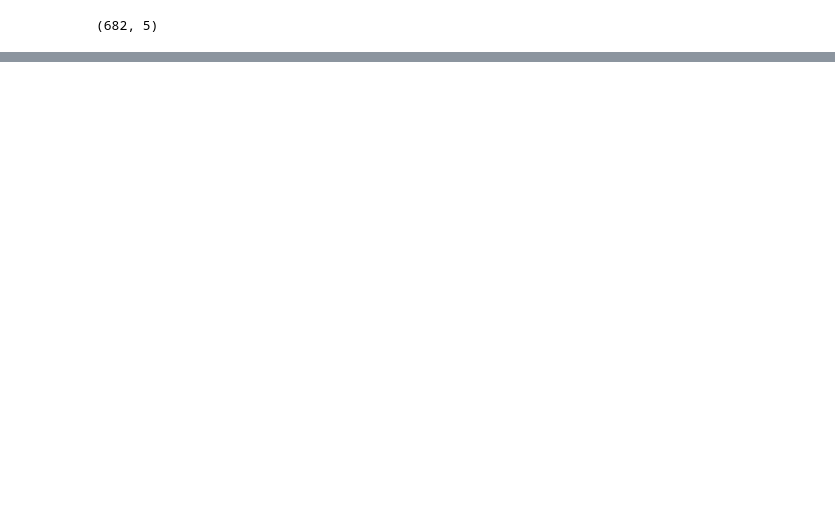
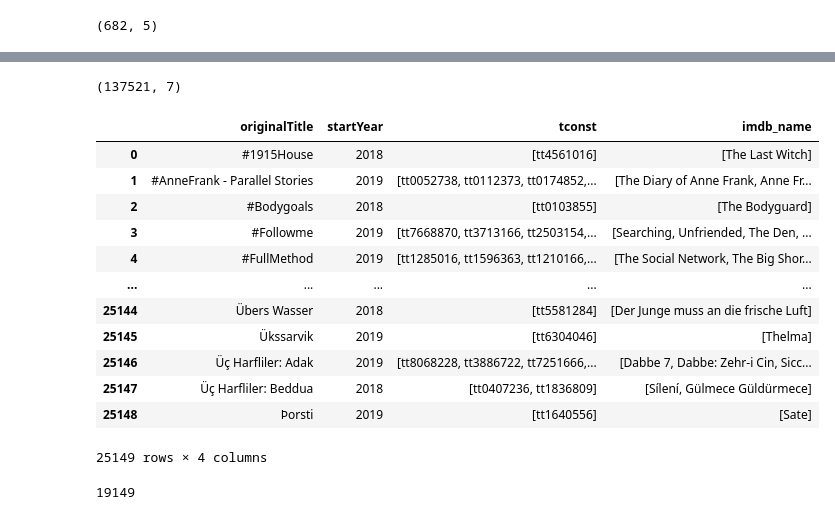
Before and after one commit to smendes2901/movie_chat_bot, a Jupyter notebook: palm2.ipynb, the cells around one changed output, grey strips where cells are left out. Drawn from its saved outputs; the diff is of its cells as text; code cells hidden in the pictures; blank space fills up the shorter version.

```diff
--- a/palm2.ipynb
+++ b/palm2.ipynb
@@ -515,0 +715,2 @@ df[["tconst", "originalTitle", "data", "question", "answer"]].to_feather("datase
+# %%
+prompt_recom_subset = pd.read_csv("./datasets/movie_datasets/imdb/prompt_recom_subset.csv")
@@ -515,0 +730,23 @@ df[["tconst", "originalTitle", "data", "question", "answer"]].to_feather("datase
+# %%
+prompt_recom_subset.dropna(axis=0, inplace=True)
+prompt_recom_subset.shape
+# %% [output]
+(137521, 7)
+# %%
+prompt_recom_subset = prompt_recom_subset.groupby(["originalTitle", "startYear"], as_index=False).agg({"tconst": list, "imdb_name": list})
+# %%
+prompt_recom_subset
+# %% [output]
+|  | originalTitle | startYear | tconst | imdb_name |
+| 0 | #1915House | 2018 | [tt4561016] | [The Last Witch] |
+| 1 | #AnneFrank - Parallel Stories | 2019 | [tt0052738, tt0112373, tt0174852,... | [The Diary of Anne Frank, Anne Fr... |
+| 2 | #Bodygoals | 2018 | [tt0103855] | [The Bodyguard] |
+| 3 | #Followme | 2019 | [tt7668870, tt3713166, tt2503154,... | [Searching, Unfriended, The Den, ... |
+| 4 | #FullMethod | 2019 | [tt1285016, tt1596363, tt1210166,... | [The Social Network, The Big Shor... |
+| ... | ... | ... | ... | ... |
+| 25144 | Übers Wasser | 2018 | [tt5581284] | [Der Junge muss an die frische Luft] |
+| 25145 | Ükssarvik | 2019 | [tt6304046] | [Thelma] |
+| 25146 | Üç Harfliler: Adak | 2019 | [tt8068228, tt3886722, tt7251666,... | [Dabbe 7, Dabbe: Zehr-i Cin, Sicc... |
+| 25147 | Üç Harfliler: Beddua | 2018 | [tt0407236, tt1836809] | [Sílení, Gülmece Güldürmece] |
+| 25148 | Þorsti | 2019 | [tt1640556] | [Sate] |
+25149 rows × 4 columns
@@ -515,0 +759,4 @@ df[["tconst", "originalTitle", "data", "question", "answer"]].to_feather("datase
+# %%
+len(recommendation_array)
+# %% [output]
+19149
```
Also changed, not shown: parts of 61 cells of this notebook, 21 other files.
